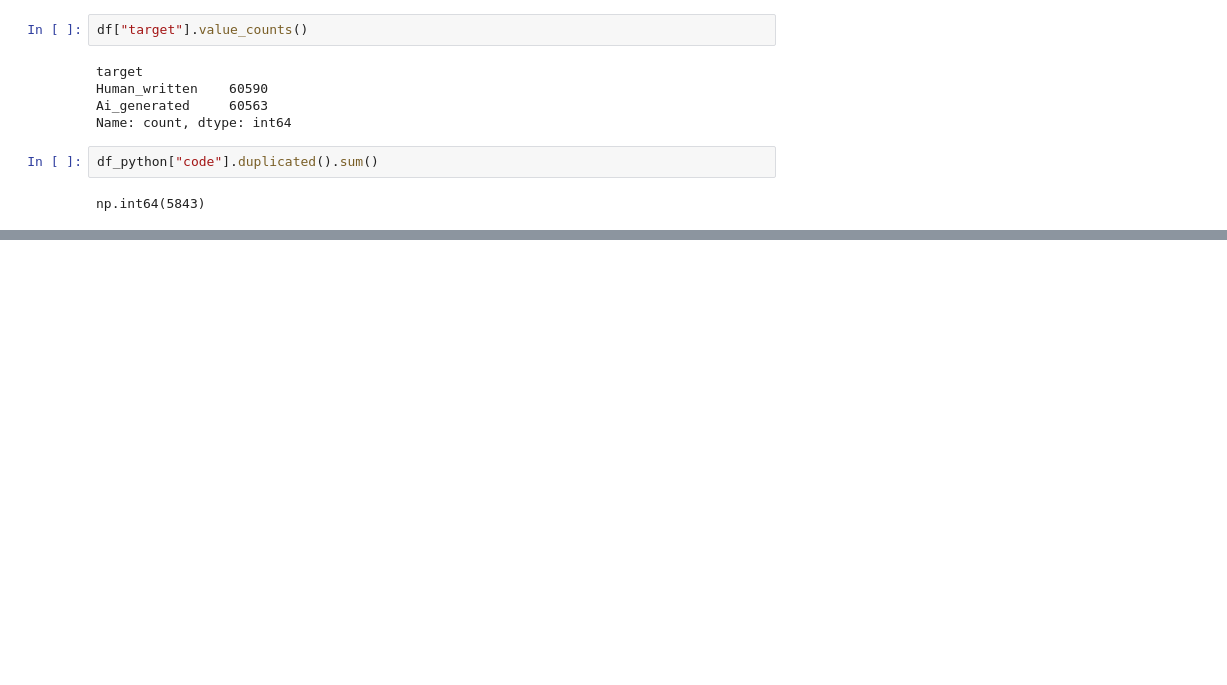
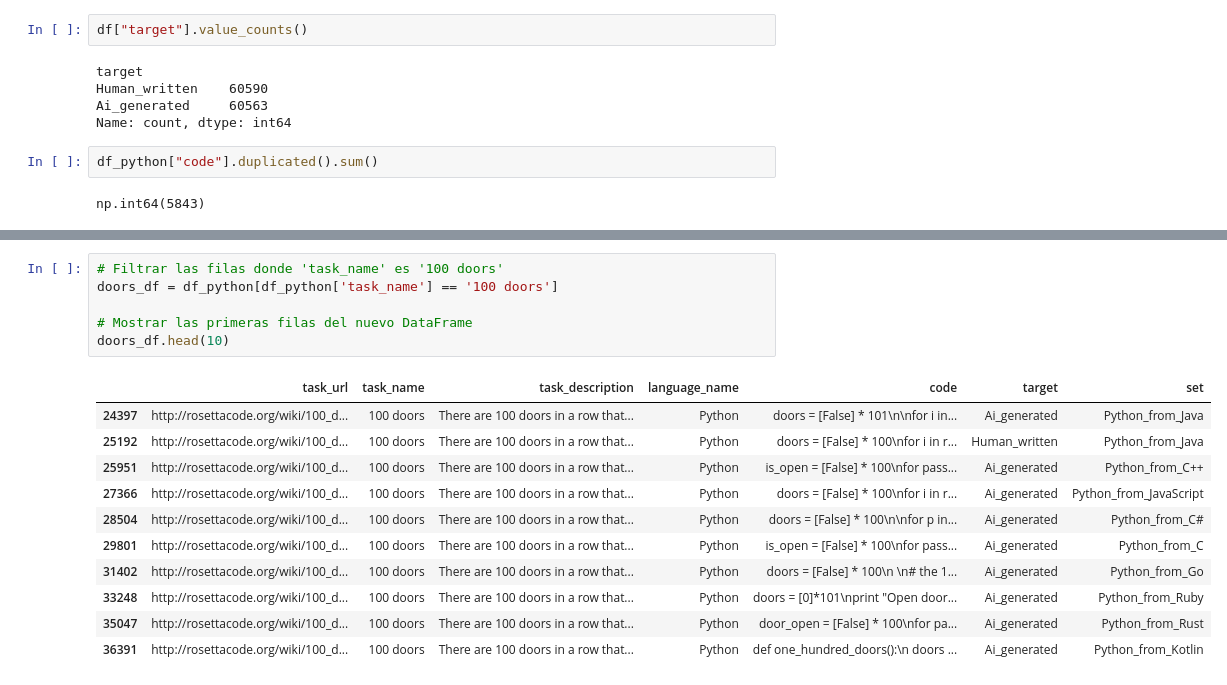
Before and after one commit to elunacado/RETO_TC3002B.201, a Jupyter notebook: EDA.ipynb, the cells around one changed output, grey strips where cells are left out. Cells and saved outputs as stored; diff of their text form; blank space fills up the shorter version.

```diff
--- a/EDA.ipynb
+++ b/EDA.ipynb
@@ -148,0 +217,18 @@ np.int64(5843)
+# %%
+# Filtrar las filas donde 'task_name' es '100 doors'
+doors_df = df_python[df_python['task_name'] == '100 doors']
+
+# Mostrar las primeras filas del nuevo DataFrame
+doors_df.head(10)
+# %% [output]
+|  | task_url | task_name | task_description | language_name | code | target | set |
+| 24397 | http://rosettacode.org/wiki/100_d... | 100 doors | There are 100 doors in a row that... | Python | doors = [False] * 101\n\nfor i in... | Ai_generated | Python_from_Java |
+| 25192 | http://rosettacode.org/wiki/100_d... | 100 doors | There are 100 doors in a row that... | Python | doors = [False] * 100\nfor i in r... | Human_written | Python_from_Java |
+| 25951 | http://rosettacode.org/wiki/100_d... | 100 doors | There are 100 doors in a row that... | Python | is_open = [False] * 100\nfor pass... | Ai_generated | Python_from_C++ |
+| 27366 | http://rosettacode.org/wiki/100_d... | 100 doors | There are 100 doors in a row that... | Python | doors = [False] * 100\nfor i in r... | Ai_generated | Python_from_JavaScript |
+| 28504 | http://rosettacode.org/wiki/100_d... | 100 doors | There are 100 doors in a row that... | Python | doors = [False] * 100\n\nfor p in... | Ai_generated | Python_from_C# |
+| 29801 | http://rosettacode.org/wiki/100_d... | 100 doors | There are 100 doors in a row that... | Python | is_open = [False] * 100\nfor pass... | Ai_generated | Python_from_C |
+| 31402 | http://rosettacode.org/wiki/100_d... | 100 doors | There are 100 doors in a row that... | Python | doors = [False] * 100\n \n# the 1... | Ai_generated | Python_from_Go |
+| 33248 | http://rosettacode.org/wiki/100_d... | 100 doors | There are 100 doors in a row that... | Python | doors = [0]*101\nprint "Open door... | Ai_generated | Python_from_Ruby |
+| 35047 | http://rosettacode.org/wiki/100_d... | 100 doors | There are 100 doors in a row that... | Python | door_open = [False] * 100\nfor pa... | Ai_generated | Python_from_Rust |
+| 36391 | http://rosettacode.org/wiki/100_d... | 100 doors | There are 100 doors in a row that... | Python | def one_hundred_doors():\n doors ... | Ai_generated | Python_from_Kotlin |
```
Also changed, not shown: parts of 5 cells of this notebook.
